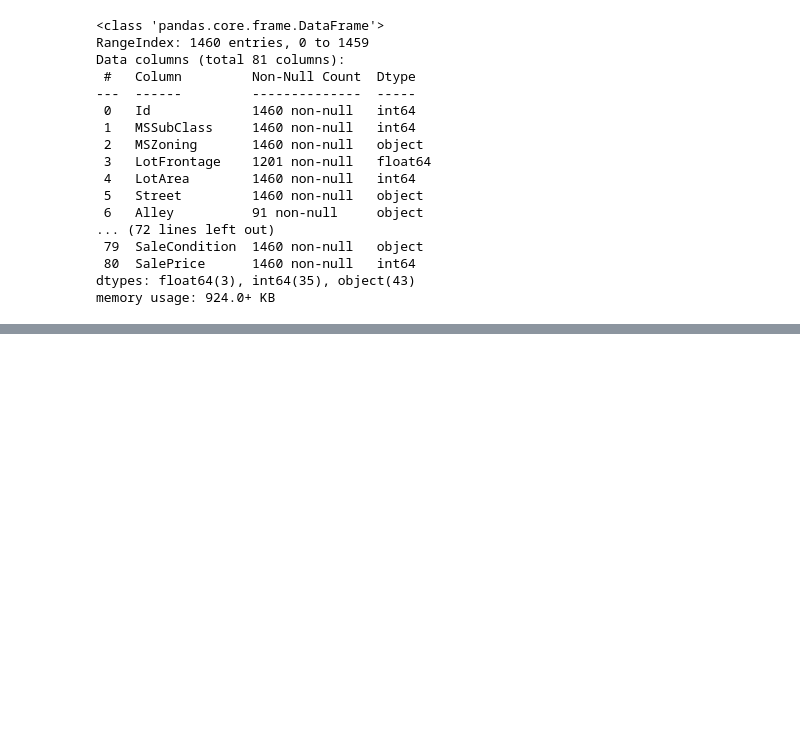
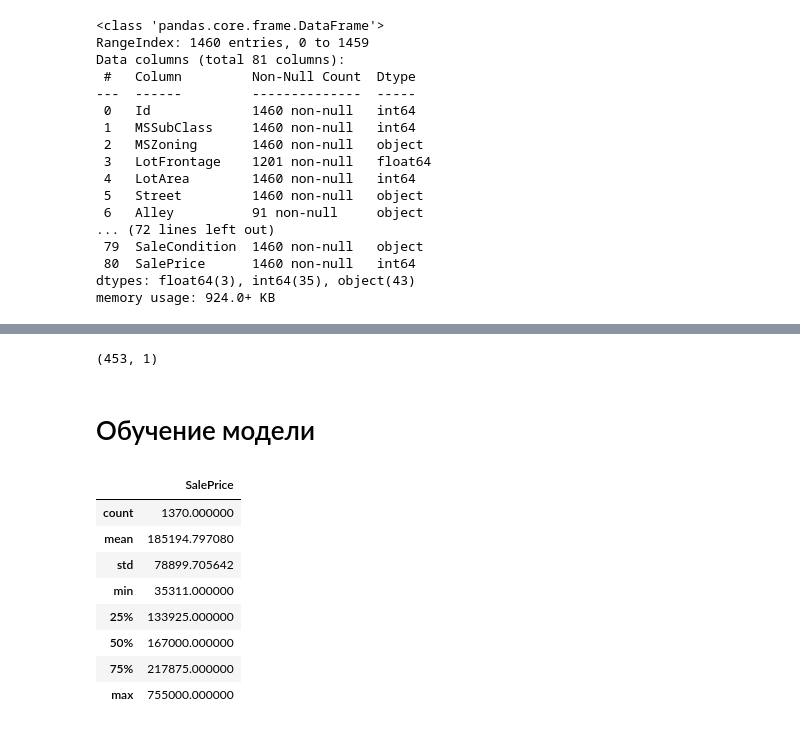
Before and after one commit to krissupervizz/regression_kaggle_competition, a Jupyter notebook: notebooks/draft.ipynb, the cells around one changed output, grey strips where cells are left out. Cells and saved outputs as stored; diff of their text form; code cells hidden in the pictures; blank space fills up the shorter version.

```diff
--- a/notebooks/draft.ipynb
+++ b/notebooks/draft.ipynb
@@ -551,0 +216,6 @@ train_process_data
+# %%
+target_val_data.shape
+# %% [output]
+(453, 1)
+# %% [markdown]
+# Обучение модели
@@ -551,0 +233,12 @@ train_process_data
+# %%
+target_data.describe()
+# %% [output]
+|  | SalePrice |
+| count | 1370.000000 |
+| mean | 185194.797080 |
+| std | 78899.705642 |
+| min | 35311.000000 |
+| 25% | 133925.000000 |
+| 50% | 167000.000000 |
+| 75% | 217875.000000 |
+| max | 755000.000000 |
```
Also changed, not shown: parts of 67 cells of this notebook, 22 other files.
